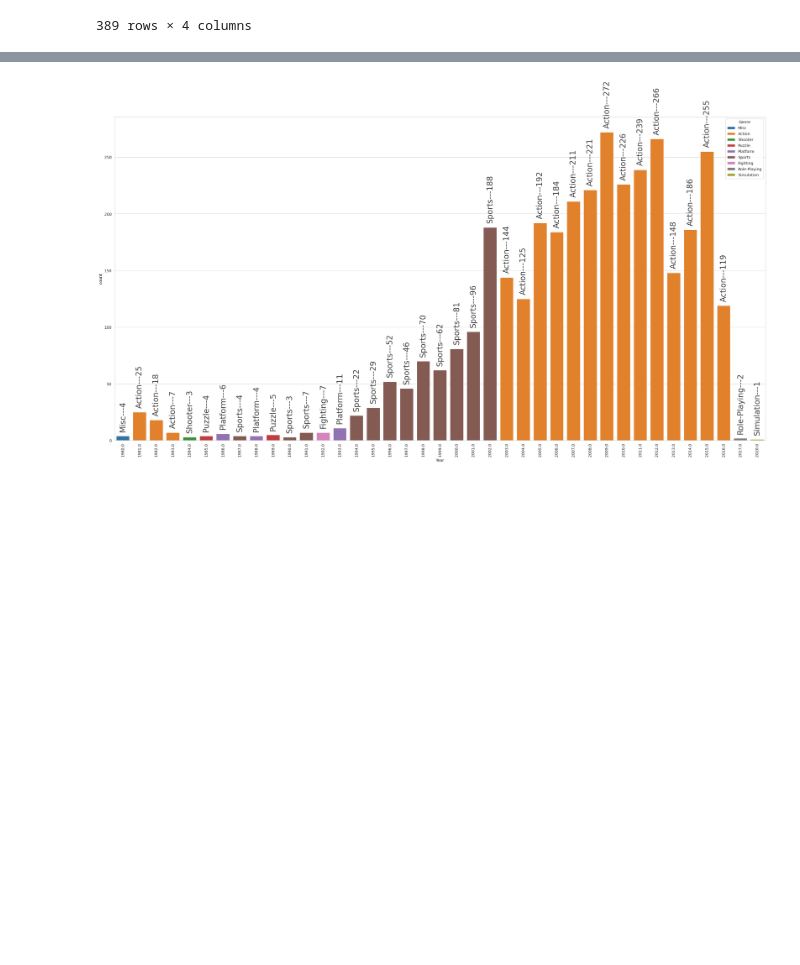
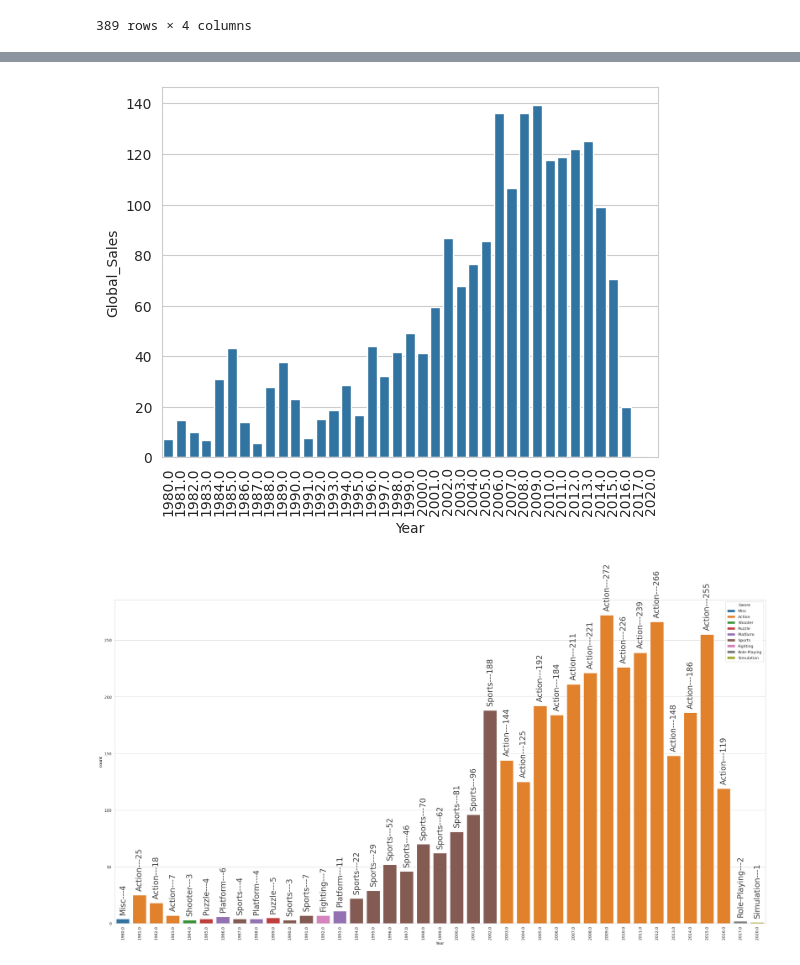
Before and after one commit to Yiting916/data_analysis, a Jupyter notebook: 05-02.LAB_VideoGameSales.ipynb, the cells around one changed output, grey strips where cells are left out. Drawn from its saved outputs; the diff is of its cells as text; code cells hidden in the pictures; blank space fills up the shorter version.

```diff
--- a/05-02.LAB_VideoGameSales.ipynb
+++ b/05-02.LAB_VideoGameSales.ipynb
@@ -525,3 +521,10 @@ year_sale_max.head()
+# %%
+# 使用直方圖來顯示上面表格的結果
+sns.barplot(year_sale_max, x='Year', y='Global_Sales')
+plt.xticks(rotation=90)
+plt.show()
+# %% [output]
+[figure, added]
 # %%
 # 在每個直方圖條上用文字顯示對應的遊戲種類與數量
 # 1. 老師的方法
```
Also changed, not shown: parts of 9 cells of this notebook.
